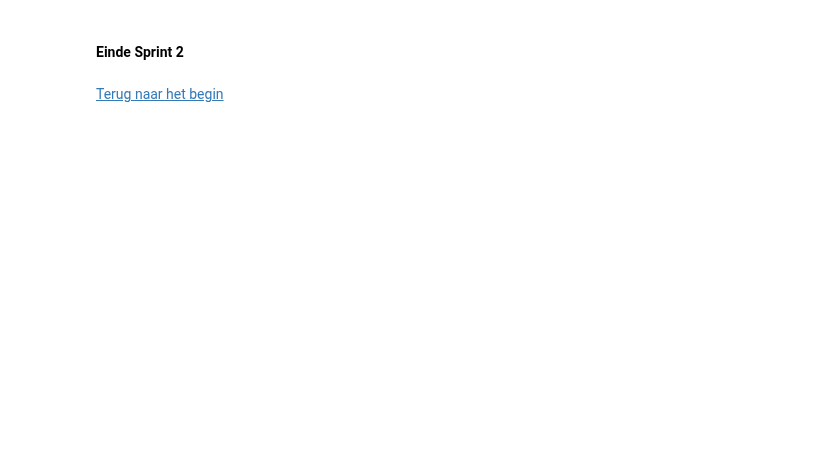
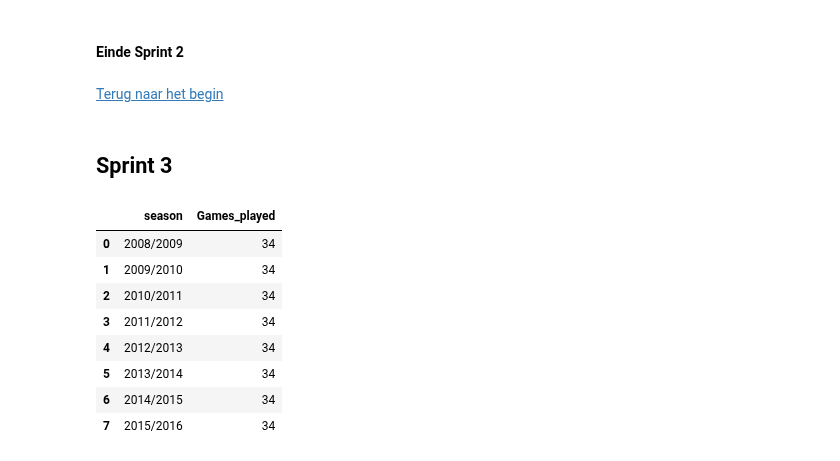
Before and after one commit to BJHeemskerk/DataLab2_2023, a Jupyter notebook: DataLab2_Groep_3B.ipynb, the cells around one changed output. Saved outputs shown, nothing was run; the diff lists cells and outputs as text; code cells hidden in the pictures; blank space fills up the shorter version.

Commit message:
Show_query is toegevoegd

```diff
--- a/DataLab2_Groep_3B.ipynb
+++ b/DataLab2_Groep_3B.ipynb
@@ -311,3 +450,41 @@ ranglijst('Netherlands Eredivisie', '2009/2010')
 #### Einde Sprint 2
 # %% [markdown]
 [Terug naar het begin](#begin)
+# %% [markdown]
+## Sprint 3 <a name='spr3'></a>
+# %%
+def show_query(query):
+    """
+       Deze functie print de output van je SQL query uit.
+       Parameters:
+                  query = Je SQL query.
+                          Zorg ervoor dat deze parameter een string is.
+    """
+    result = pd.read_sql(query, connect)
+    return result
+# %%
+def games(team_id):
+
+    query = f"""
+        SELECT season
+                    , COUNT(DISTINCT(match_api_id)) AS Games_played
+            FROM match
+
+        WHERE (home_team_api_id = {team_id}) OR (away_team_api_id = {team_id})
+
+        GROUP BY season
+
+    """
+    return show_query(query)
+
+games(9791)
+# %% [output]
+|  | season | Games_played |
+| 0 | 2008/2009 | 34 |
+| 1 | 2009/2010 | 34 |
+| 2 | 2010/2011 | 34 |
+| 3 | 2011/2012 | 34 |
+| 4 | 2012/2013 | 34 |
+| 5 | 2013/2014 | 34 |
+| 6 | 2014/2015 | 34 |
+| 7 | 2015/2016 | 34 |
```
Also changed, not shown: parts of 7 cells of this notebook.
